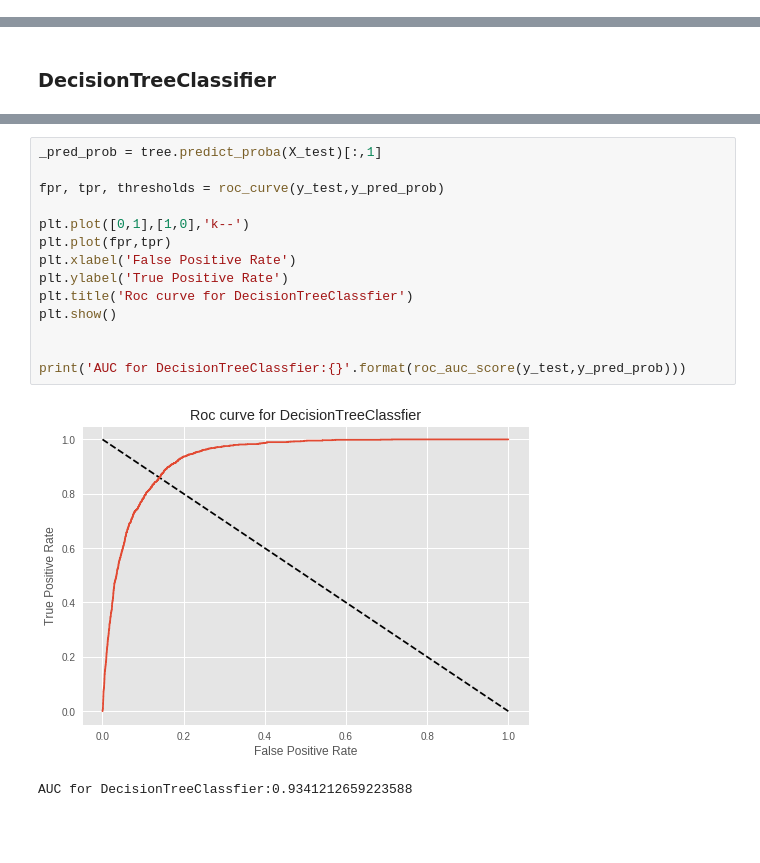
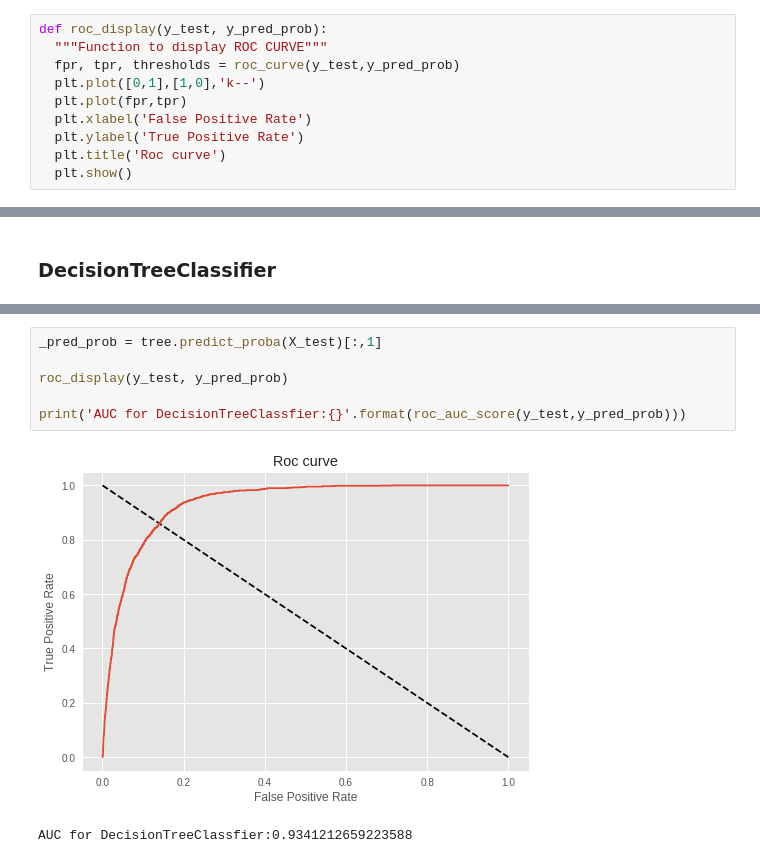
Before and after one commit to Tarandeep97/bank_marketing_analysis, a Jupyter notebook: Bank_Marketing_prediction.ipynb, the cells around one changed output, grey strips where cells are left out. Cells and saved outputs as stored; diff of their text form; blank space fills up the shorter version.

```diff
--- a/Bank_Marketing_prediction.ipynb
+++ b/Bank_Marketing_prediction.ipynb
@@ -138,3 +134,13 @@ Insights from above graph:
+# %%
+def roc_display(y_test, y_pred_prob):
+  """Function to display ROC CURVE"""
+  fpr, tpr, thresholds = roc_curve(y_test,y_pred_prob)
+  plt.plot([0,1],[1,0],'k--')
+  plt.plot(fpr,tpr)
+  plt.xlabel('False Positive Rate')
+  plt.ylabel('True Positive Rate')
+  plt.title('Roc curve')
+  plt.show()
 # %% [markdown]
 ### KNeighborsClassifiers
 # %%
@@ -231,17 +225,9 @@ print(tree.score(X_test,y_test))
 # %%
 _pred_prob = tree.predict_proba(X_test)[:,1]
 
-fpr, tpr, thresholds = roc_curve(y_test,y_pred_prob)
-
-plt.plot([0,1],[1,0],'k--')
-plt.plot(fpr,tpr)
-plt.xlabel('False Positive Rate')
-plt.ylabel('True Positive Rate')
-plt.title('Roc curve for DecisionTreeClassfier')
-plt.show()
-
+roc_display(y_test, y_pred_prob)
 
 print('AUC for DecisionTreeClassfier:{}'.format(roc_auc_score(y_test,y_pred_prob)))
 # %% [output]
-[figure, old version]
+[figure, new version]
 AUC for DecisionTreeClassfier:0.9341212659223588
```
Also changed, not shown: parts of 10 cells of this notebook.
